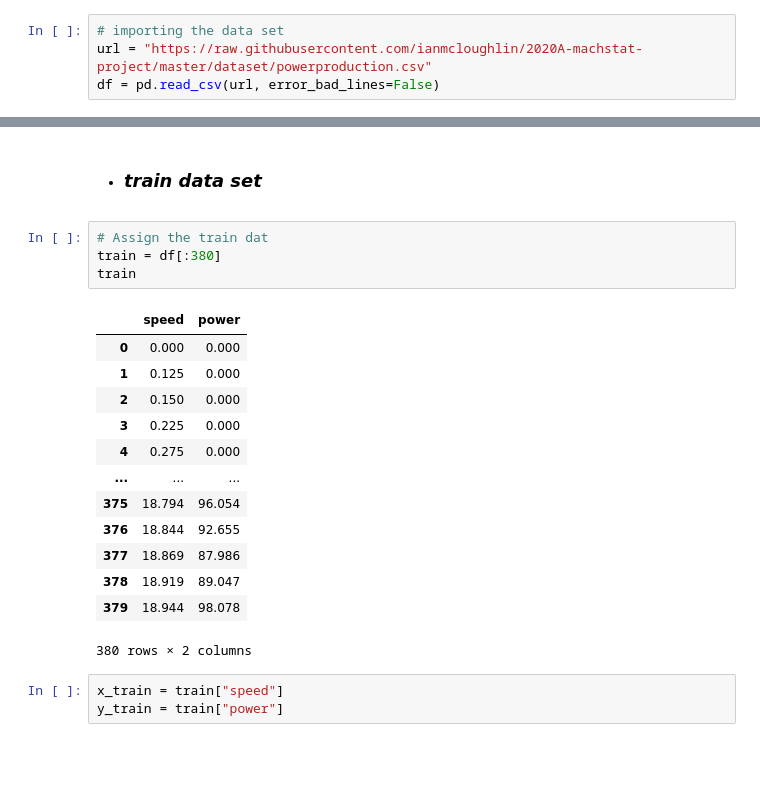
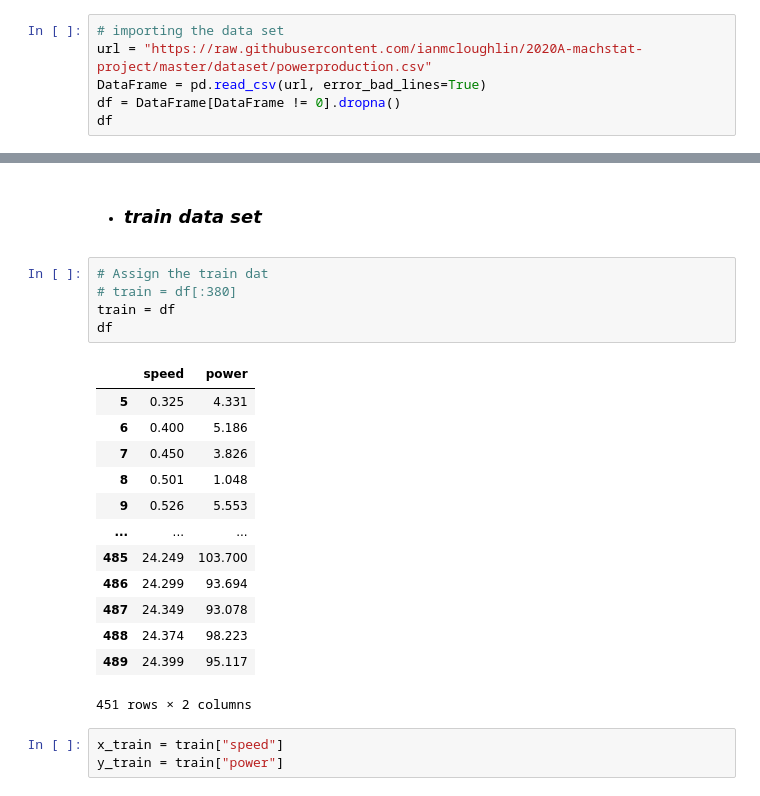
Before and after one commit to G00387867/Machine_Learning_Project, a Jupyter notebook: Machine_Learning_Project.ipynb, the cells around one changed output, grey strips where cells are left out. Cells and saved outputs as stored; diff of their text form; blank space fills up the shorter version.

```diff
--- a/Machine_Learning_Project.ipynb
+++ b/Machine_Learning_Project.ipynb
@@ -37,4 +37,6 @@ plt.rcParams["figure.figsize"] = [12, 8]
 # %%
 # importing the data set
 url = "https://raw.githubusercontent.com/ianmcloughlin/2020A-machstat-project/master/dataset/powerproduction.csv"
-df = pd.read_csv(url, error_bad_lines=False)
+DataFrame = pd.read_csv(url, error_bad_lines=True)
+df = DataFrame[DataFrame != 0].dropna()
+df
@@ -47,22 +63,23 @@ y = df["power"]
 - ### _train data set_
 # %%
 # Assign the train dat
-train = df[:380]
-train
+# train = df[:380]
+train = df
+df
 # %% [output]
 |  | speed | power |
-| 0 | 0.000 | 0.000 |
-| 1 | 0.125 | 0.000 |
-| 2 | 0.150 | 0.000 |
-| 3 | 0.225 | 0.000 |
-| 4 | 0.275 | 0.000 |
+| 5 | 0.325 | 4.331 |
+| 6 | 0.400 | 5.186 |
+| 7 | 0.450 | 3.826 |
+| 8 | 0.501 | 1.048 |
+| 9 | 0.526 | 5.553 |
 | ... | ... | ... |
-| 375 | 18.794 | 96.054 |
-| 376 | 18.844 | 92.655 |
-| 377 | 18.869 | 87.986 |
-| 378 | 18.919 | 89.047 |
-| 379 | 18.944 | 98.078 |
+| 485 | 24.249 | 103.700 |
+| 486 | 24.299 | 93.694 |
+| 487 | 24.349 | 93.078 |
+| 488 | 24.374 | 98.223 |
+| 489 | 24.399 | 95.117 |
-380 rows × 2 columns
+451 rows × 2 columns
 # %%
 x_train = train["speed"]
 y_train = train["power"]
```
Also changed, not shown: parts of 10 cells of this notebook.
